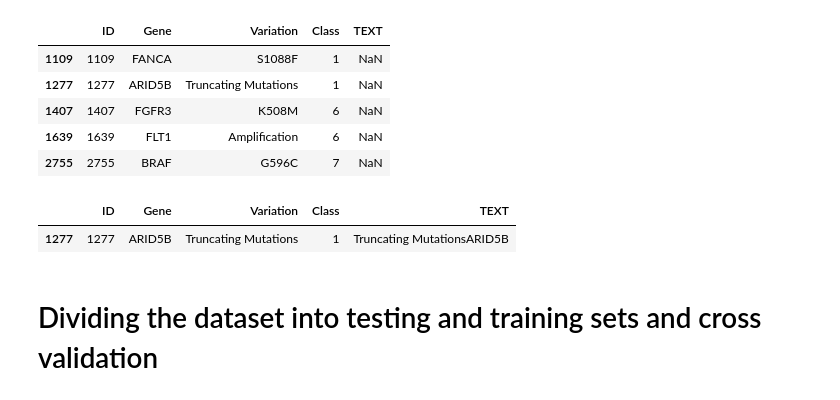
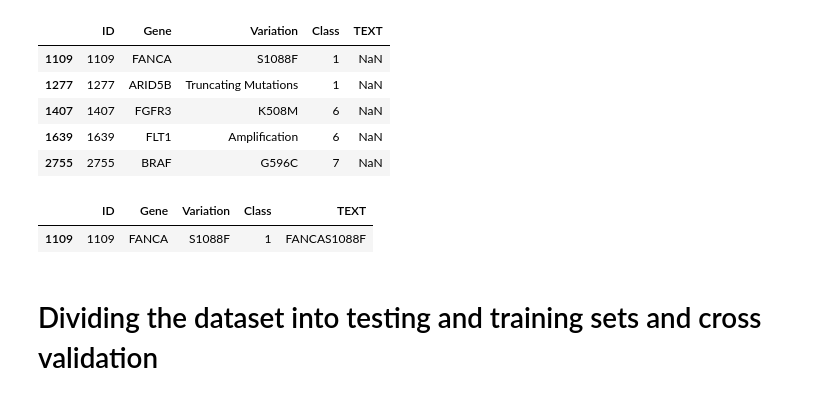
Before and after one commit to girishpillai17/Cancer-Detection, a Jupyter notebook: Project_edit.ipynb, the cells around one changed output. Drawn from its saved outputs; the diff is of its cells as text; code cells hidden in the pictures.

```diff
--- a/Project_edit.ipynb
+++ b/Project_edit.ipynb
@@ -101,12 +140,12 @@ result[result.isnull().any(axis=1)]
 | 1639 | 1639 | FLT1 | Amplification | 6 | NaN |
 | 2755 | 2755 | BRAF | G596C | 7 | NaN |
 # %%
-result.loc[result['TEXT'].isnull(), 'TEXT'] = result['Variation'] + result['Gene']
+result.loc[result['TEXT'].isnull(), 'TEXT'] = result['Gene'] + result['Variation']
 # %%
-result[result['ID']==1277]
+result[result['ID']==1109]
 # %% [output]
 |  | ID | Gene | Variation | Class | TEXT |
-| 1277 | 1277 | ARID5B | Truncating Mutations | 1 | Truncating MutationsARID5B |
+| 1109 | 1109 | FANCA | S1088F | 1 | FANCAS1088F |
 # %% [markdown]
 # Dividing the dataset into testing and training sets and cross validation
 # %%
```
Also changed, not shown: parts of 18 cells of this notebook.
